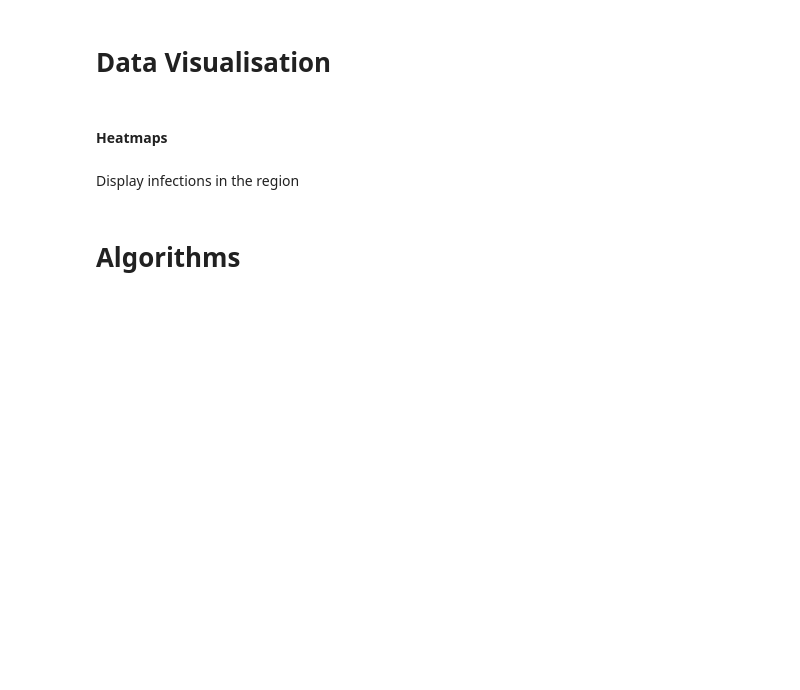
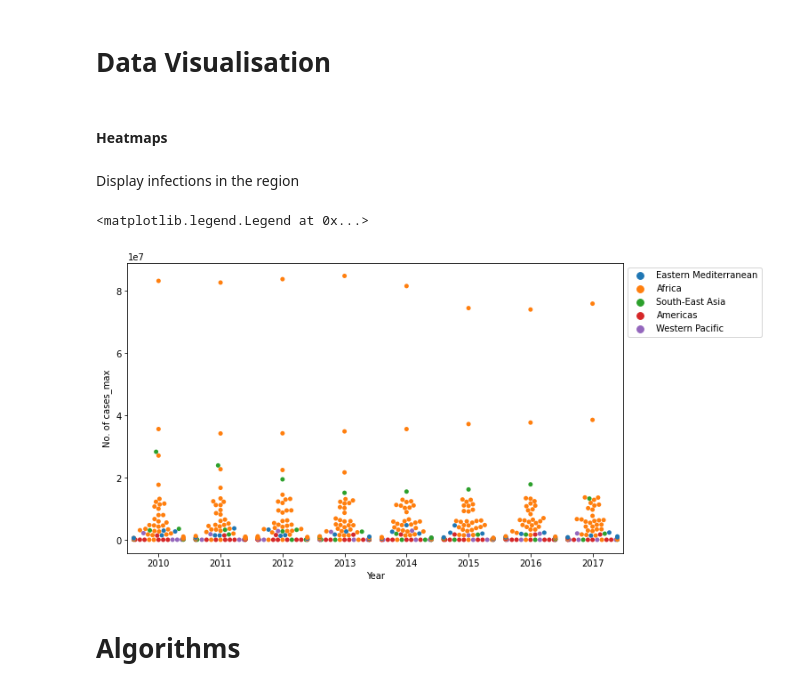
Before and after one commit to Michael-Kneale/COMP2200-Group-Project, a Jupyter notebook: main_report.ipynb, the cells around one changed output. Saved outputs shown, nothing was run; the diff lists cells and outputs as text; code cells hidden in the pictures; blank space fills up the shorter version.

Commit message:
Data visualisation - swarmplot
Added a swarmplot to see the distribution of malaria cases by WHO region and assess if there are outliers in the dataset.

```diff
--- a/main_report.ipynb
+++ b/main_report.ipynb
@@ -66,10 +68,17 @@ Region vs number of infections
 Which variables are the most significant in relation to the spread of malaria?
 # %% [markdown]
 # Data Visualisation
-# %% [markdown]
-#### Heatmaps
+# %% [markdown]
+#### Heatmaps
 # %% [markdown]
 Display infections in the region
+# %%
+plt.figure(figsize = (10,6))
+sns.swarmplot(x = 'Year', y = 'No. of cases_max', data = malaria, hue = 'WHO Region')
+plt.legend(bbox_to_anchor= (1, 1), loc = 2)
+# %% [output]
+<matplotlib.legend.Legend at 0x...>
+[figure, added]
 # %% [markdown]
 # Algorithms
 # %% [markdown]
```
Also changed, not shown: parts of 1 cell of this notebook.
